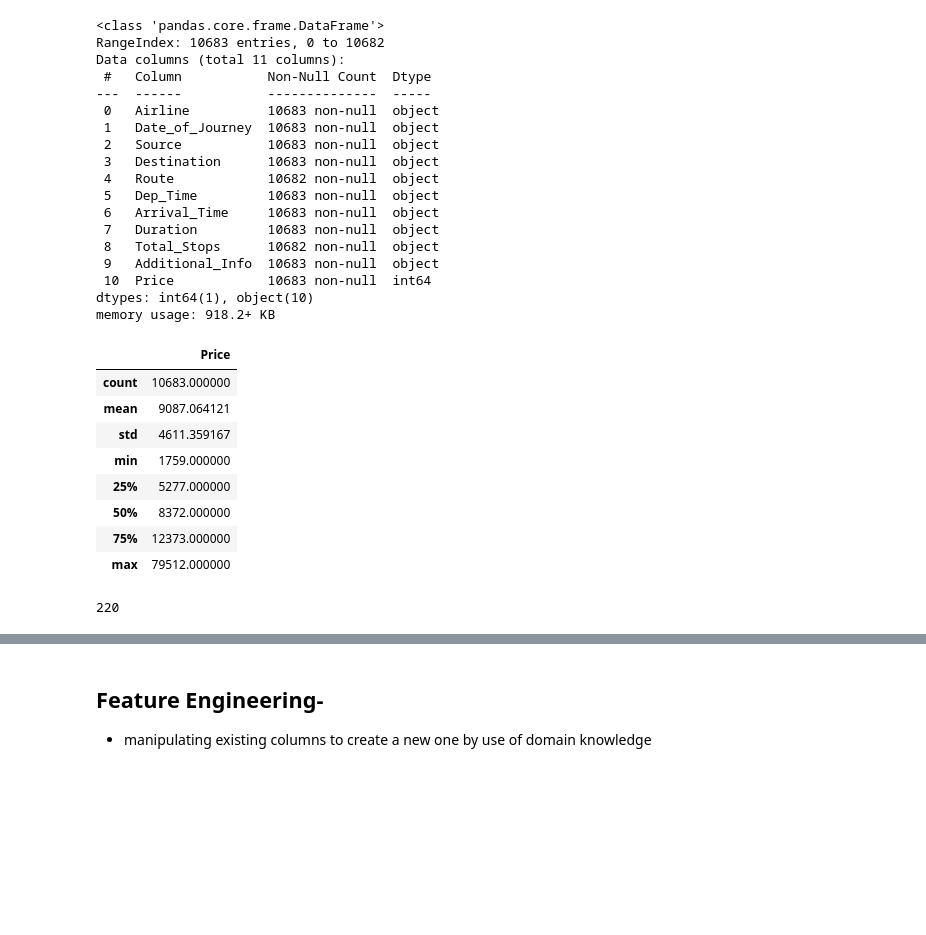
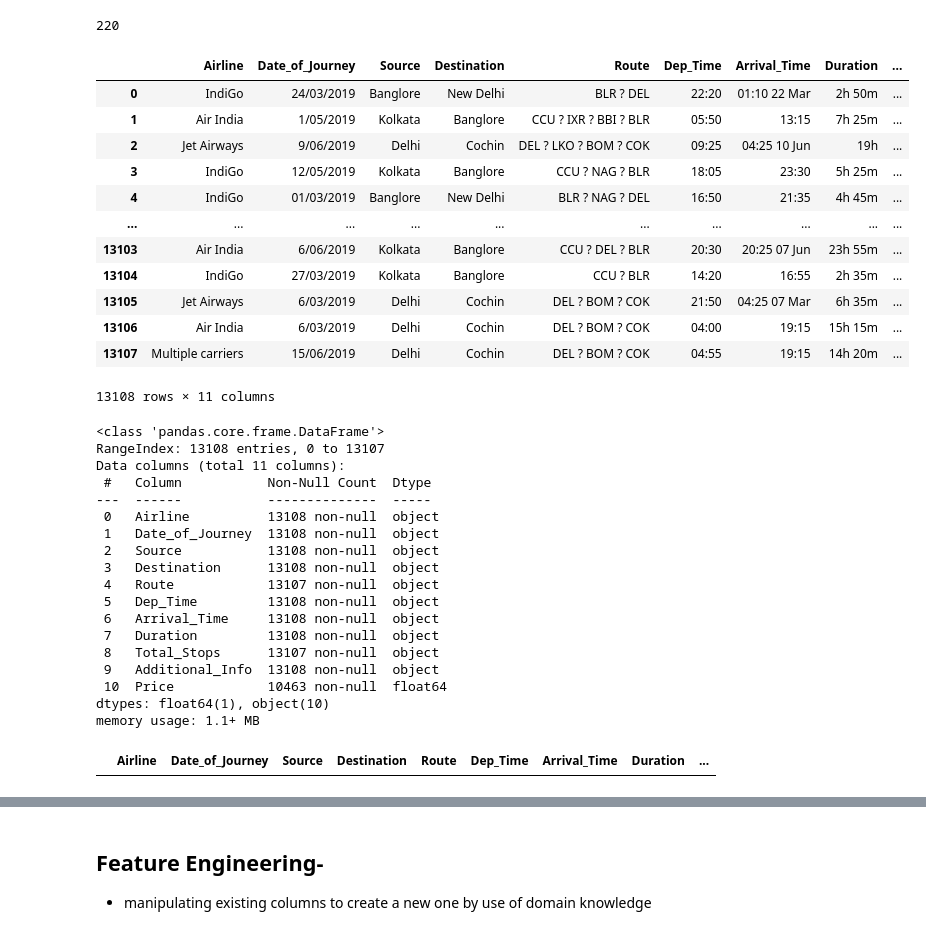
Before and after one commit to McBoson/Flight-Price-Prediction, a Jupyter notebook: Untitled.ipynb, the cells around one changed output, grey strips where cells are left out. Cells and saved outputs as stored; diff of their text form; code cells hidden in the pictures; blank space fills up the shorter version.

```diff
--- a/Untitled.ipynb
+++ b/Untitled.ipynb
@@ -24,0 +13,3 @@ df_data_train
+# %%
+train=pd.read_csv("Data_Train.csv")
+test=pd.read_csv("Test_set.csv")
@@ -24,0 +20,8 @@ df_data_train
+# %%
+test.drop_duplicates(inplace=True)
+# %%
+train.duplicated().sum()
+# %% [output]
+220
+# %%
+train.drop_duplicates(inplace=True)
@@ -25,38 +30,44 @@ df_data_train
+# %%
+full_df=pd.concat([train,test], ignore_index=True)
 # %%
-df_data_train.info()
+full_df
 # %% [output]
+|  | Airline | Date_of_Journey | Source | Destination | Route | Dep_Time | Arrival_Time | Duration | ... |
+| 0 | IndiGo | 24/03/2019 | Banglore | New Delhi | BLR ? DEL | 22:20 | 01:10 22 Mar | 2h 50m | ... |
+| 1 | Air India | 1/05/2019 | Kolkata | Banglore | CCU ? IXR ? BBI ? BLR | 05:50 | 13:15 | 7h 25m | ... |
+| 2 | Jet Airways | 9/06/2019 | Delhi | Cochin | DEL ? LKO ? BOM ? COK | 09:25 | 04:25 10 Jun | 19h | ... |
+| 3 | IndiGo | 12/05/2019 | Kolkata | Banglore | CCU ? NAG ? BLR | 18:05 | 23:30 | 5h 25m | ... |
+| 4 | IndiGo | 01/03/2019 | Banglore | New Delhi | BLR ? NAG ? DEL | 16:50 | 21:35 | 4h 45m | ... |
+| ... | ... | ... | ... | ... | ... | ... | ... | ... | ... |
+| 13103 | Air India | 6/06/2019 | Kolkata | Banglore | CCU ? DEL ? BLR | 20:30 | 20:25 07 Jun | 23h 55m | ... |
+| 13104 | IndiGo | 27/03/2019 | Kolkata | Banglore | CCU ? BLR | 14:20 | 16:55 | 2h 35m | ... |
+| 13105 | Jet Airways | 6/03/2019 | Delhi | Cochin | DEL ? BOM ? COK | 21:50 | 04:25 07 Mar | 6h 35m | ... |
+| 13106 | Air India | 6/03/2019 | Delhi | Cochin | DEL ? BOM ? COK | 04:00 | 19:15 | 15h 15m | ... |
+| 13107 | Multiple carriers | 15/06/2019 | Delhi | Cochin | DEL ? BOM ? COK | 04:55 | 19:15 | 14h 20m | ... |
-<class 'pandas.core.frame.DataFrame'>
-RangeIndex: 10683 entries, 0 to 10682
-Data columns (total 11 columns):
- #   Column           Non-Null Count  Dtype
----  ------           --------------  -----
- 0   Airline          10683 non-null  object
- 1   Date_of_Journey  10683 non-null  object
- 2   Source           10683 non-null  object
- 3   Destination      10683 non-null  object
- 4   Route            10682 non-null  object
- 5   Dep_Time         10683 non-null  object
- 6   Arrival_Time     10683 non-null  object
- 7   Duration         10683 non-null  object
- 8   Total_Stops      10682 non-null  object
- 9   Additional_Info  10683 non-null  object
- 10  Price            10683 non-null  int64
-dtypes: int64(1), object(10)
-memory usage: 918.2+ KB
+13108 rows × 11 columns
 # %%
-df_data_train.describe()
+full_df.info()
 # %% [output]
-|  | Price |
-| count | 10683.000000 |
-| mean | 9087.064121 |
-| std | 4611.359167 |
-| min | 1759.000000 |
-| 25% | 5277.000000 |
-| 50% | 8372.000000 |
-| 75% | 12373.000000 |
-| max | 79512.000000 |
+<class 'pandas.core.frame.DataFrame'>
+RangeIndex: 13108 entries, 0 to 13107
+Data columns (total 11 columns):
+ #   Column           Non-Null Count  Dtype
+---  ------           --------------  -----
+ 0   Airline          13108 non-null  object
+ 1   Date_of_Journey  13108 non-null  object
+ 2   Source           13108 non-null  object
+ 3   Destination      13108 non-null  object
+ 4   Route            13107 non-null  object
+ 5   Dep_Time         13108 non-null  object
+ 6   Arrival_Time     13108 non-null  object
+ 7   Duration         13108 non-null  object
+ 8   Total_Stops      13107 non-null  object
+ 9   Additional_Info  13108 non-null  object
+ 10  Price            10463 non-null  float64
+dtypes: float64(1), object(10)
+memory usage: 1.1+ MB
 # %%
-df_data_train.duplicated().sum()
+full_df[full_df.duplicated()]
 # %% [output]
-220
+|  | Airline | Date_of_Journey | Source | Destination | Route | Dep_Time | Arrival_Time | Duration | ... |
 # %%
```
Also changed, not shown: parts of 36 cells of this notebook.
